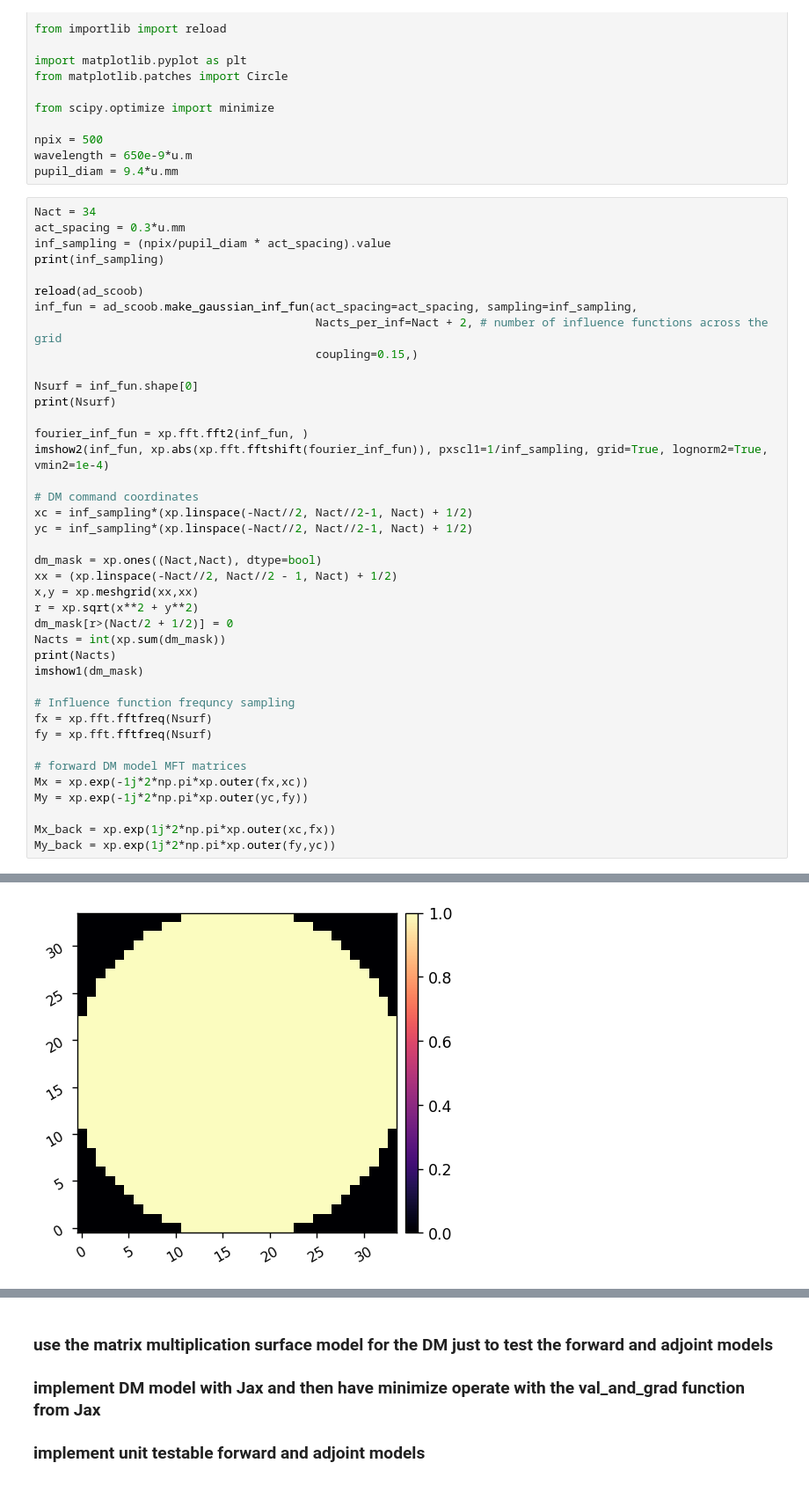
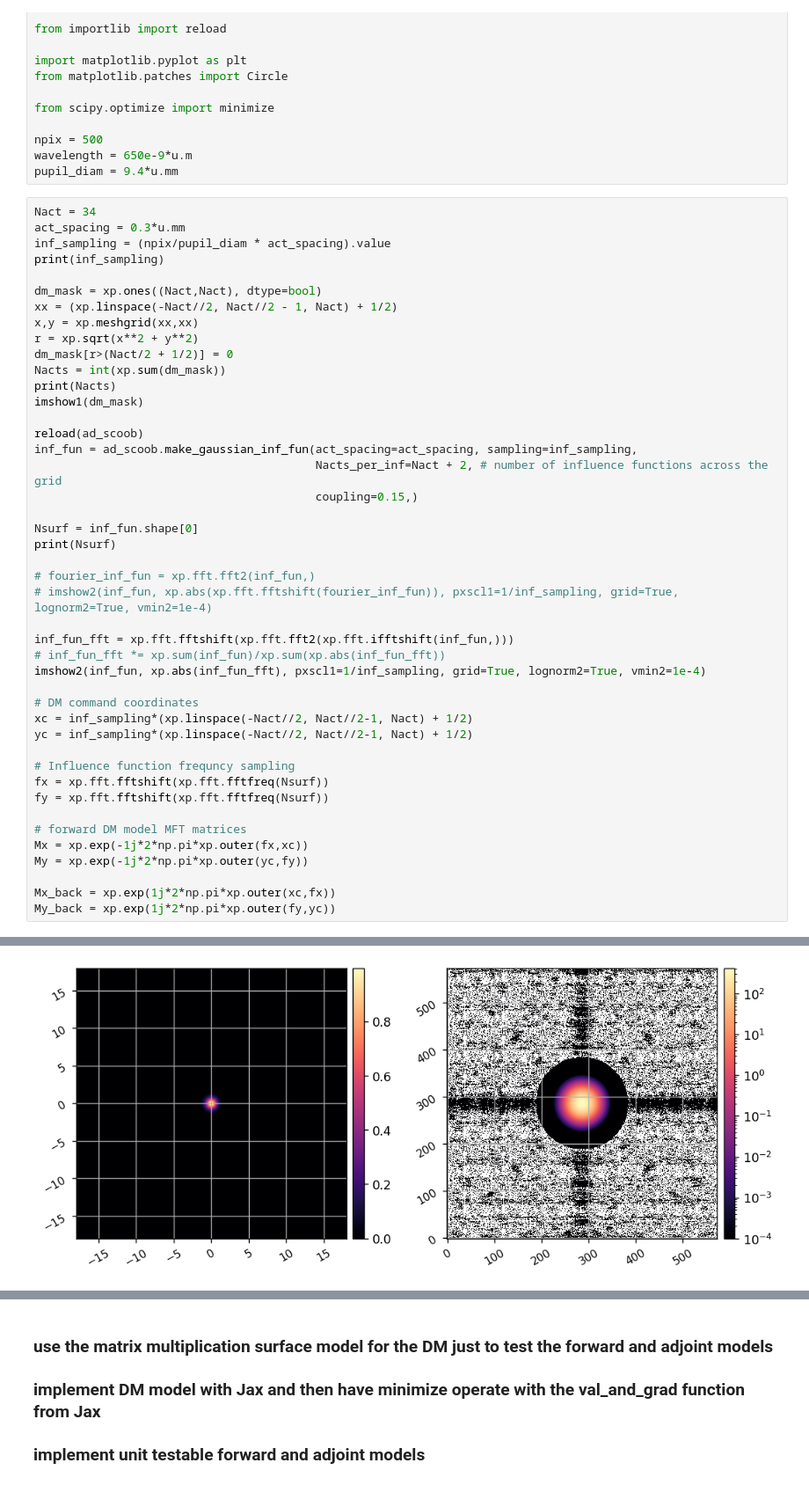
Before and after one commit to uasal/scoob-psf, a Jupyter notebook: example-notebooks/ad_dm.ipynb, the cells around one changed output, grey strips where cells are left out. Shown at 88% size. Drawn from its saved outputs; the diff is of its cells as text.

```diff
--- a/example-notebooks/ad_dm.ipynb
+++ b/example-notebooks/ad_dm.ipynb
@@ -25,21 +25,6 @@ Nact = 34
 act_spacing = 0.3*u.mm
 inf_sampling = (npix/pupil_diam * act_spacing).value
 print(inf_sampling)
-
-reload(ad_scoob)
-inf_fun = ad_scoob.make_gaussian_inf_fun(act_spacing=act_spacing, sampling=inf_sampling,
-                                         Nacts_per_inf=Nact + 2, # number of influence functions across the grid
-                                         coupling=0.15,)
-
-Nsurf = inf_fun.shape[0]
-print(Nsurf)
-
-fourier_inf_fun = xp.fft.fft2(inf_fun, )
-imshow2(inf_fun, xp.abs(xp.fft.fftshift(fourier_inf_fun)), pxscl1=1/inf_sampling, grid=True, lognorm2=True, vmin2=1e-4)
-
-# DM command coordinates
-xc = inf_sampling*(xp.linspace(-Nact//2, Nact//2-1, Nact) + 1/2)
-yc = inf_sampling*(xp.linspace(-Nact//2, Nact//2-1, Nact) + 1/2)
 
 dm_mask = xp.ones((Nact,Nact), dtype=bool)
 xx = (xp.linspace(-Nact//2, Nact//2 - 1, Nact) + 1/2)
@@ -50,9 +35,28 @@ Nacts = int(xp.sum(dm_mask))
 print(Nacts)
 imshow1(dm_mask)
 
+reload(ad_scoob)
+inf_fun = ad_scoob.make_gaussian_inf_fun(act_spacing=act_spacing, sampling=inf_sampling,
+                                         Nacts_per_inf=Nact + 2, # number of influence functions across the grid
+                                         coupling=0.15,)
+
+Nsurf = inf_fun.shape[0]
+print(Nsurf)
+
+# fourier_inf_fun = xp.fft.fft2(inf_fun,)
+# imshow2(inf_fun, xp.abs(xp.fft.fftshift(fourier_inf_fun)), pxscl1=1/inf_sampling, grid=True, lognorm2=True, vmin2=1e-4)
+
+inf_fun_fft = xp.fft.fftshift(xp.fft.fft2(xp.fft.ifftshift(inf_fun,)))
+# inf_fun_fft *= xp.sum(inf_fun)/xp.sum(xp.abs(inf_fun_fft))
+imshow2(inf_fun, xp.abs(inf_fun_fft), pxscl1=1/inf_sampling, grid=True, lognorm2=True, vmin2=1e-4)
+
+# DM command coordinates
+xc = inf_sampling*(xp.linspace(-Nact//2, Nact//2-1, Nact) + 1/2)
+yc = inf_sampling*(xp.linspace(-Nact//2, Nact//2-1, Nact) + 1/2)
+
 # Influence function frequncy sampling
-fx = xp.fft.fftfreq(Nsurf)
-fy = xp.fft.fftfreq(Nsurf)
+fx = xp.fft.fftshift(xp.fft.fftfreq(Nsurf))
+fy = xp.fft.fftshift(xp.fft.fftfreq(Nsurf))
 
 # forward DM model MFT matrices
 Mx = xp.exp(-1j*2*np.pi*xp.outer(fx,xc))
@@ -68 +72 @@ My_back = xp.exp(1j*2*np.pi*xp.outer(fy,yc))
-[figure, old version]
+[figure, new version]
```
Also changed, not shown: parts of 17 cells of this notebook, 4 other files.
